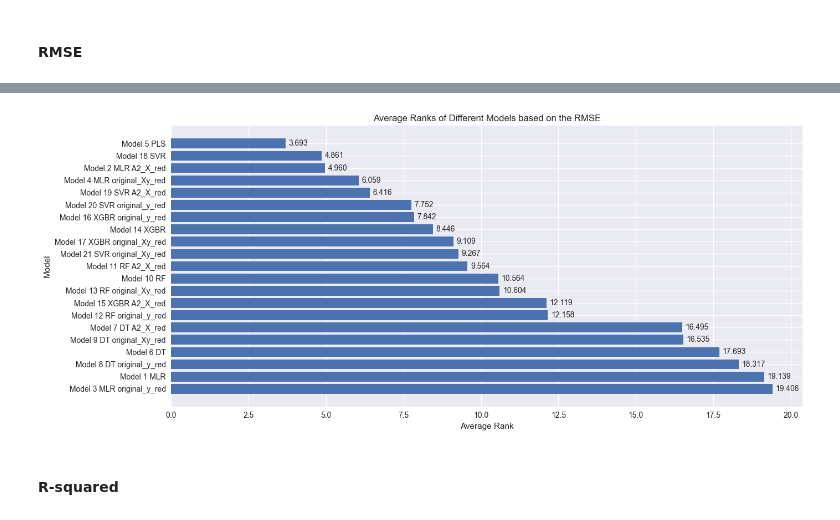
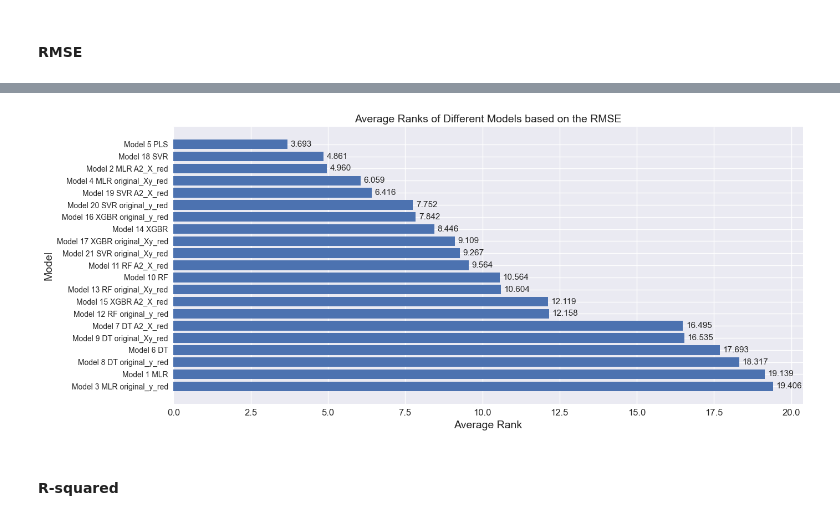
Before and after one commit to bernatsort/Therapy-Progress-Gait-Prediction, a Jupyter notebook: model_comparison.ipynb, the cells around one changed output, grey strips where cells are left out. Saved outputs shown, nothing was run; the diff lists cells and outputs as text; code cells hidden in the pictures.

Commit message:
fontsize model comparison

```diff
--- a/model_comparison.ipynb
+++ b/model_comparison.ipynb
@@ -293,25 +293,26 @@ RMSE:
 # %%
 # Sort model names and average ranks in ascending order
 sorted_indices = np.argsort(average_ranks_rmse)
 model_names_sorted = [model_names[i] for i in sorted_indices]
 average_ranks_sorted = [average_ranks_rmse[i] for i in sorted_indices]
 
 # Create a bar plot
 plt.figure(figsize=(14, 6))
 plt.barh(model_names_sorted, average_ranks_sorted)
-plt.xlabel('Average Rank')
-plt.ylabel('Model')
-plt.title('Average Ranks of Different Models based on the RMSE')
+plt.xlabel('Average Rank', fontsize=14)
+plt.ylabel('Model',fontsize=14)
+plt.title('Average Ranks of Different Models based on the RMSE',fontsize=14)
 plt.gca().invert_yaxis()  # Invert y-axis to have the highest rank on top
 
 # Add data labels on the bars
 for index, value in enumerate(average_ranks_sorted):
-    plt.text(value + 0.1, index, f'{value:.3f}', va='center')
-
+    plt.text(value + 0.1, index, f'{value:.3f}', va='center', fontsize=11)
+# Increase the size of the x-axis tick labels
+plt.xticks(fontsize=12)
 plt.tight_layout()
 plt.show()
 # %% [output]
-[figure, old version]
+[figure, new version]
 # %% [markdown]
 #### R-squared
 # %%
```
Also changed, not shown: parts of 2 cells of this notebook.
